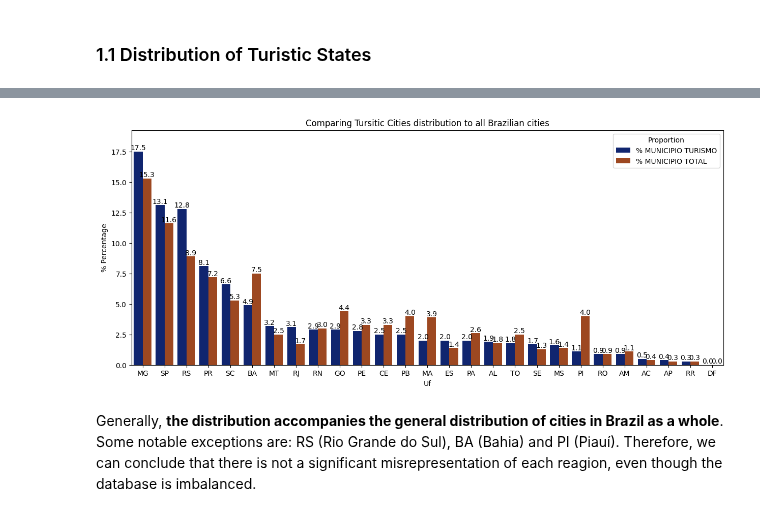
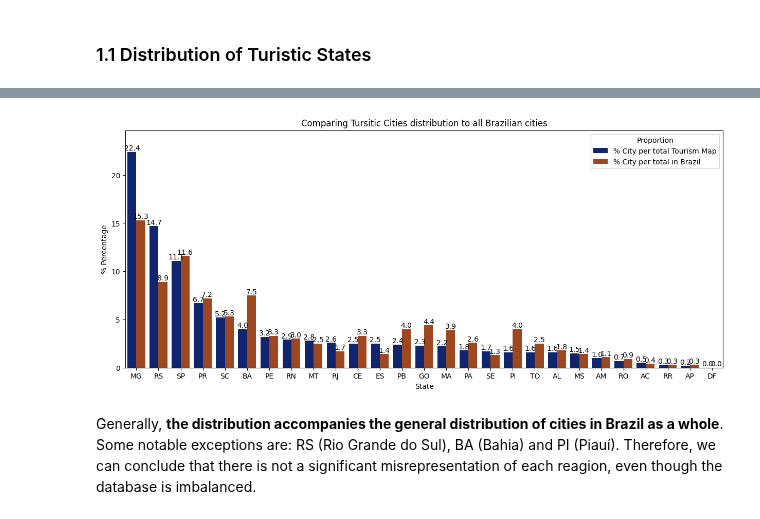
Before and after one commit to juhtolent/Brazil_Tourism, a Jupyter notebook: Exploratory Data Analysis - Tourism.ipynb, the cells around one changed output, grey strips where cells are left out. Drawn from its saved outputs; the diff is of its cells as text; code cells hidden in the pictures.

Commit message:
Making all the data related to the 2021 study and improving the text

```diff
--- a/Exploratory Data Analysis - Tourism.ipynb
+++ b/Exploratory Data Analysis - Tourism.ipynb
@@ -12,7 +12,7 @@ import matplotlib.pyplot as plt
 import plotly.express as px
 import seaborn as sns
 # %%
-df = pd.read_excel(r"data\relatorio_categorizacao_2019-portal.xls")
+df = pd.read_excel(r"data\2021_MTur_Categorization.xlsx", header = 3)
 
 df.head()
 # %% [output]
@@ -70,7 +79,7 @@ df_count_uf.head()
 # %%
 # comparing the distribution in the categorized dataset to that of all brazilian cities
 
-df_munic = pd.read_excel(r"data\RELATORIO_DTB_BRASIL_MUNICIPIO.xls", header = 6)
+df_city_br = pd.read_excel(r"data\BR_code_cities_states.xls", header = 6)
 
-df_munic.shape
+df_city_br.columns
 # %% [output]
@@ -79,20 +93,17 @@ df_munic.shape
 # making a pivot table of the total cities in Brazil
 #in order to compare the distribution of the total turist cities
 
-df_count_munic_total = pd.pivot_table(data = df_munic,
-                             values = 'MUNICIPIO',
-                             index = 'UF',
-                             aggfunc='count').sort_values(by='MUNICIPIO',ascending=False).reset_index()
+#first, renaming the columns that will be used
 
-df_count_munic_total['% MUNICIPIO TOTAL'] = round((df_count_munic_total['MUNICIPIO']/df_count_munic_total['MUNICIPIO'].sum())*100,1)
+df_city_br.rename({'UF': 'State',
+                  'MUNICIPIO': 'City'}, axis='columns', inplace=True)
 
-#merging the first pivot table and the total
-df_compare = pd.merge(df_count_uf[['UF','% MUNICIPIO TURISMO']],
-                     df_count_munic_total[['UF','% MUNICIPIO TOTAL']],
-                     how = "outer",
-                     on='UF')
+df_city_br_total = pd.pivot_table(data = df_city_br,
+                             values = 'City',
+                             index = 'State',
+                             aggfunc='count').sort_values(by='City',ascending=False).reset_index()
 
-df_compare = df_compare.melt(id_vars='UF',value_name='% Percentage',var_name = 'Proportion').rename(columns=str.title)
+df_city_br_total['% City per total in Brazil'] = round((df_city_br_total['City']/df_city_br_total['City'].sum())*100,1)
 
-df_compare.head()
+df_city_br_total.head()
 # %% [output]
@@ -104,0 +116,11 @@ df_compare.head()
+# %%
+
+#merging the first pivot table and the total
+df_compare = pd.merge(df_count_state[['State','% City per total Tourism Map']],
+                     df_city_br_total[['State','% City per total in Brazil']],
+                     how = "outer",
+                     on='State')
+
+df_compare = df_compare.melt(id_vars='State',value_name='% Percentage',var_name = 'Proportion').rename(columns=str.title)
+
+df_compare.head()
@@ -105,19 +134,19 @@ df_compare.head()
 # %%
 plt.figure(figsize=(15,6))
 fig_states = sns.barplot(
             data=df_compare,
-            x="Uf",
+            x="State",
             y="% Percentage",
             hue="Proportion",
             palette="dark"
 )
 
 fig_states.set_title("Comparing Tursitic Cities distribution to all Brazilian cities")
 fig_states.margins(y=0.1) # make room for the labels
 for bars in fig_states.containers:
    fig_states.bar_label(bars, fmt='%.1f')
 # %% [output]
-[figure, old version]
+[figure, new version]
 # %% [markdown]
 Generally, <b> the distribution accompanies the general distribution of cities in Brazil as a whole</b>. Some notable exceptions are: RS (Rio Grande do Sul), BA (Bahia) and PI (Piauí). Therefore, we can conclude that there is not a significant misrepresentation of each reagion, even though the database is imbalanced.
 # %% [markdown]
```
Also changed, not shown: parts of 19 cells of this notebook.
